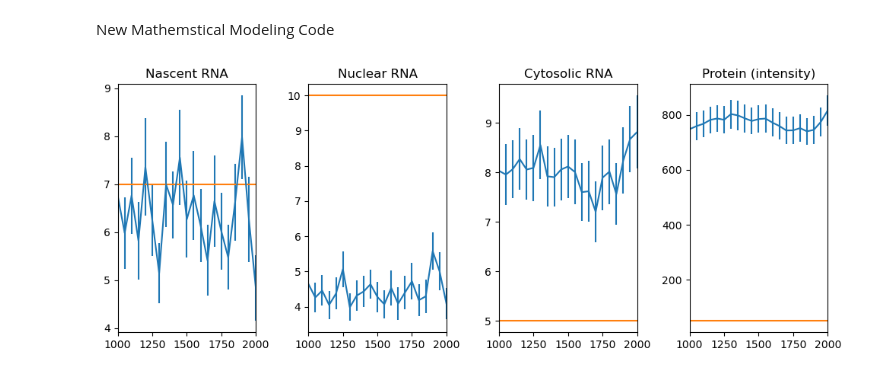
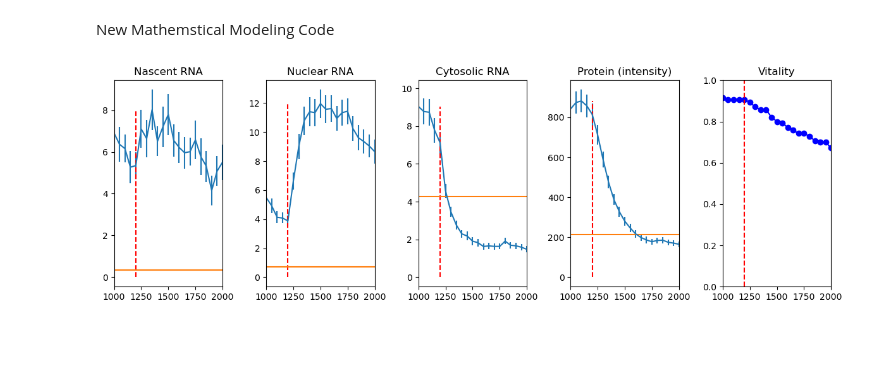
Before and after one commit to Munsky/UQbio2024_Team5, a Jupyter notebook: MathematicalModelingCodeP2.ipynb, the cells around one changed output. Cells and saved outputs as stored; diff of their text form; code cells hidden in the pictures; blank space fills up the shorter version.

```diff
--- a/MathematicalModelingCodeP2.ipynb
+++ b/MathematicalModelingCodeP2.ipynb
@@ -37,8 +48,5 @@ def W(x, t, pars, di, ti):
 # %%
 # Drug interaction and timing
-di = [0, 1000, 0]
-ti = [np.inf, 1200, np.inf]
-
 # Initial conditions
 x0 = np.array([0, 1, 7, 5, 8, 750])
 
@@ -114,42 +122,50 @@ def compare_model_to_data(pars, di, ti, x0, drug_number, speciesDict, drug_conc=
     if drug_number == 0:
         example_df = pd.read_csv(path + '/NoDrug_DesignResults.csv')
     else:
-        example_df = pd.read_csv(path + '/Drug%i_%inM_DesignResults.csv' % (drug_number, drug_conc))
+        example_df = pd.read_csv(path + f'/Drug{drug_number}_{drug_conc}nM_DesignResults.csv')
 
     t = np.unique(example_df['Time'])
     t_app = example_df['drug_time'].iloc[0]
     data = np.zeros([6, len(t)])
     data_std = np.zeros([6, len(t)])
+    vital_cells = np.zeros(len(t))
     k = 0
     for tp in t:
         subdf = example_df[example_df['Time'] == tp]
-        subdf = subdf[subdf['is_cell_vital'] == 1]
-        data[1, k] = np.mean(subdf['num_rna_nascent'])
-        data[2, k] = np.mean(subdf['num_rna_nuc'])
-        data[3, k] = np.mean(subdf['num_rna_cyto'])
-        data[4, k] = np.mean(subdf['Cyto_Intensity_1'])
+        subdf_vital = subdf[subdf['is_cell_vital'] == 1]
+        data[1, k] = np.mean(subdf_vital['num_rna_nascent'])
+        data[2, k] = np.mean(subdf_vital['num_rna_nuc'])
+        data[3, k] = np.mean(subdf_vital['num_rna_cyto'])
+        data[4, k] = np.mean(subdf_vital['Cyto_Intensity_1'])
 
-        data_std[1, k] = np.std(subdf['num_rna_nascent']) / np.sqrt(len(subdf['num_rna_nascent']))
-        data_std[2, k] = np.std(subdf['num_rna_nuc']) / np.sqrt(len(subdf['num_rna_nuc']))
-        data_std[3, k] = np.std(subdf['num_rna_cyto']) / np.sqrt(len(subdf['num_rna_cyto']))
-        data_std[4, k] = np.std(subdf['Cyto_Intensity_1']) / np.sqrt(len(subdf['Cyto_Intensity_1']))
+        data_std[1, k] = np.std(subdf_vital['num_rna_nascent']) / np.sqrt(len(subdf_vital['num_rna_nascent']))
+        data_std[2, k] = np.std(subdf_vital['num_rna_nuc']) / np.sqrt(len(subdf_vital['num_rna_nuc']))
+        data_std[3, k] = np.std(subdf_vital['num_rna_cyto']) / np.sqrt(len(subdf_vital['num_rna_cyto']))
+        data_std[4, k] = np.std(subdf_vital['Cyto_Intensity_1']) / np.sqrt(len(subdf_vital['Cyto_Intensity_1']))
+
+        # Proportion of vital cells
+        vital_cells[k] = len(subdf_vital) / len(subdf)
+
         k += 1
 
-    fig, ax = plt.subplots(1, 4, tight_layout=True, figsize=(10, 4))
+    fig, ax = plt.subplots(1, 5, tight_layout=True, figsize=(12, 4))
     ax[0].errorbar(t, data[1], yerr=data_std[1])
     ax[1].errorbar(t, data[2], yerr=data_std[2])
     ax[2].errorbar(t, data[3], yerr=data_std[3])
     ax[3].errorbar(t, data[4], yerr=data_std[4])
+    ax[4].plot(t, vital_cells, marker='o', linestyle='-', color='b')
 
     ax[0].plot([t_app, t_app], [0, max(data[1])], 'r--', label='_nolegend_')
     ax[1].plot([t_app, t_app], [0, max(data[2])], 'r--', label='_nolegend_')
     ax[2].plot([t_app, t_app], [0, max(data[3])], 'r--', label='_nolegend_')
     ax[3].plot([t_app, t_app], [0, max(data[4])], 'r--', label='_nolegend_')
+    ax[4].plot([t_app, t_app], [0, 1], 'r--', label='_nolegend_')
 
     ax[0].set_title('Nascent RNA')
     ax[1].set_title('Nuclear RNA')
     ax[2].set_title('Cytosolic RNA')
     ax[3].set_title('Protein (intensity)')
+    ax[4].set_title('Vitality')
 
     s = solve(S, W, x0, np.linspace(0, 2000, 2001), pars, di, ti, model=model, ntraj=ntraj)
 
@@ -162,11 +178,13 @@ def compare_model_to_data(pars, di, ti, x0, drug_number, speciesDict, drug_conc=
     ax[1].set_xlim([1000, 2000])
     ax[2].set_xlim([1000, 2000])
     ax[3].set_xlim([1000, 2000])
+    ax[4].set_xlim([1000, 2000])
+    ax[4].set_ylim([0, 1])
 # %%
 
 pathName = "C:/Users/apurv/OneDrive/Desktop/QBio/Challenges/UQbio2024_Team5/TrueData"
-drug_number = 0  # Use 0 for no drug
+drug_number = 2  # Use 0 for no drug
 compare_model_to_data(pars, di, ti, x0, drug_number, speciesDict, drug_conc=1000, path=pathName,
                       model='ODE', ntraj=10)
 # %% [output]
-[figure, old version]
+[figure, new version]
```
Also changed, not shown: parts of 3 cells of this notebook, 1 other file.
